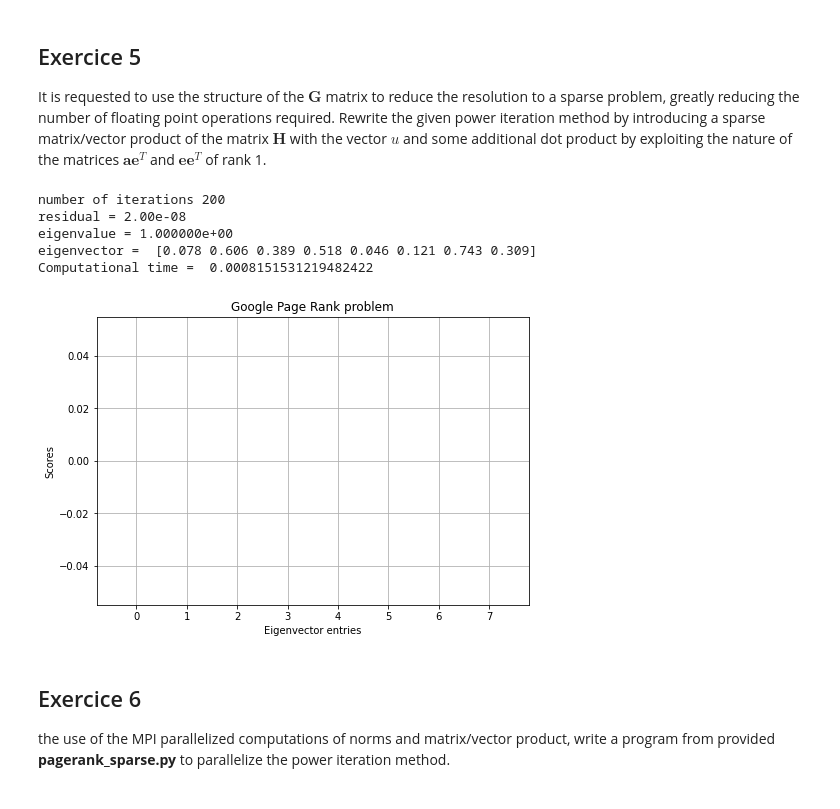
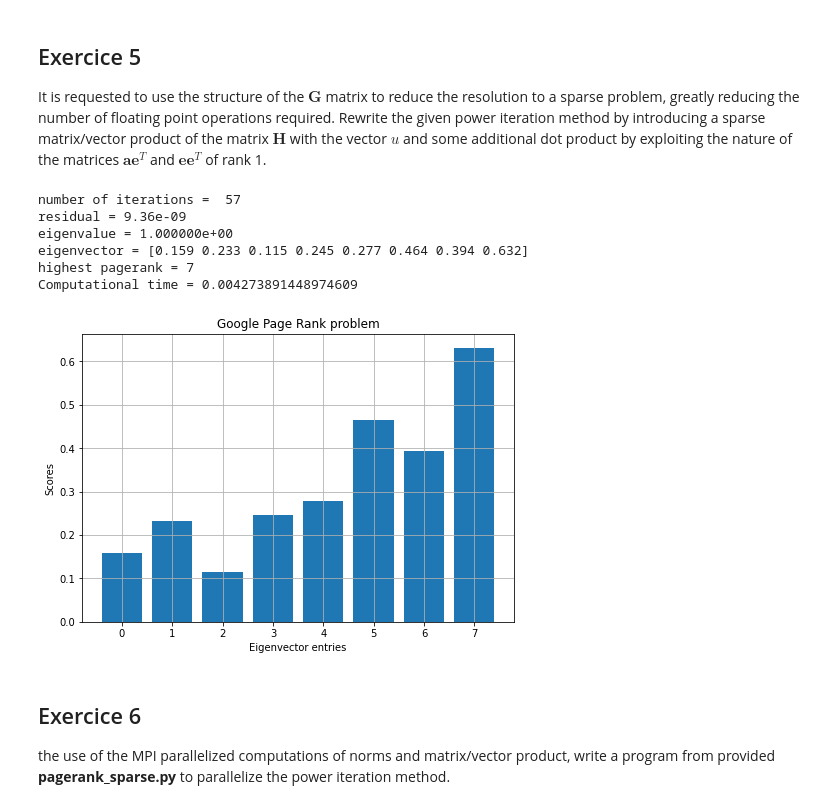
Before and after one commit to vnghia/hpc, a Jupyter notebook: mpi/ranking.ipynb, the cells around one changed output. Saved outputs shown, nothing was run; the diff lists cells and outputs as text; code cells hidden in the pictures.

```diff
--- a/mpi/ranking.ipynb
+++ b/mpi/ranking.ipynb
@@ -185,13 +192,18 @@ def power_iteration(matvec, G, u, v, tol=1e-8, itmax=200):
     it = 0
     diff_norm = 2 * tol
     while it < itmax and diff_norm > tol:
-        ...
+        v = matvec(G, u)
+        l = dot_product(u, v)
+        v = (1 / norm2(v)) * v
+        diff_norm = norm2(u - v)
+        u = v
         it += 1
-    print("\nnumber of iterations %3d" % it)
+    print("number of iterations = %3d" % it)
     print("residual = %7.2e" % diff_norm)
     print("eigenvalue = %11.6e" % l)
-    print("eigenvector = ", u)
-    print("Computational time = ", time.time() - t)
+    print(f"eigenvector = {u}")
+    print(f"highest pagerank = {np.argmax(u)}")
+    print(f"Computational time = {time.time() - t}")
     return l, v
 
 
@@ -216,7 +228,9 @@ n = H.shape[0]
 u = np.random.uniform(0, 1, n)
 v = np.zeros(n)
 
-l, u = power_iteration(matvec, H, u, v)
+l, u = power_iteration(matvec, H.T, u, v)
+np.testing.assert_almost_equal(l, 1)
+np.testing.assert_almost_equal(u, vec)
 
 # Display the result in a bar plot
 plt_sol(H, u)
@@ -269,8 +284,10 @@ def dangling_nodes(H):
 
 # Define the Google matrix in dense format
 def google_matrix_dense(M, alpha=0.85):
-    ...
-    return alpha * M.A  # + ...
+    d = dangling_nodes(M)
+    n = np.shape(M)[0]
+    e = np.ones(n)
+    return alpha * M.A + alpha / n * np.outer(d, e) + (1 - alpha) / n * np.outer(e, e)
 
 
 # Compute it largest eigenvalue and associated eigenvector
@@ -279,7 +296,8 @@ Gdense = google_matrix_dense(H)
 u = np.random.uniform(0, 1, n)
 v = np.zeros(n)
 
-l, u = power_iteration(matvec, Gdense, u, v)
+l, u = power_iteration(matvec, Gdense.T, u, v)
+np.testing.assert_almost_equal(l, 1)
 
 # Display the result in a bar plot
 plt_sol(Gdense, u)
@@ -317,27 +336,34 @@ def init_H(p=1):
 It is requested to use the structure of the $\mathbf{G}$ matrix to reduce the resolution to a sparse problem, greatly reducing the number of floating point operations required. Rewrite the given power iteration method by introducing a sparse matrix/vector product of the matrix $\mathbf{H}$ with the vector $u$ and some additional dot product by exploiting the nature of the matrices $\mathbf{a}\mathbf{e}^{T}$ and $\mathbf{e}\mathbf{e}^{T}$ of rank 1.
 # %%
 # Define a function that perform a matrix vector product using the Google matrix using sparsity
-def matvec_sparse(M, x, alpha=0.85):
-    ...
-    return alpha * M.dot(x)  # + ...
+def matvec_sparse(M, x, d, alpha=0.85):
+    m, n = np.shape(M)
+    e = np.ones(m)
+    return (
+        alpha * M.dot(x)
+        + alpha / n * d.dot(x)
+        + (1 - alpha) / n * e.dot(x)
+    )
 
 
 u = np.random.uniform(0, 1, n)
 v = np.zeros(n)
 
 d = dangling_nodes(H)
 
-l, u = power_iteration(matvec_sparse, H, u, v)
+l, u = power_iteration(functools.partial(matvec_sparse, d=d), H.T, u, v)
+np.testing.assert_almost_equal(l, 1)
 
 # Display the result in a bar plot
 plt_sol(Gdense, u)
 # %% [output]
-number of iterations 200
-residual = 2.00e-08
+number of iterations =  57
+residual = 9.36e-09
 eigenvalue = 1.000000e+00
-eigenvector =  [0.078 0.606 0.389 0.518 0.046 0.121 0.743 0.309]
-Computational time =  0.0008151531219482422
+eigenvector = [0.159 0.233 0.115 0.245 0.277 0.464 0.394 0.632]
+highest pagerank = 7
+Computational time = 0.004273891448974609
-[figure, old version]
+[figure, new version]
 # %% [markdown]
 ## Exercice 6
 
```
Also changed, not shown: parts of 6 cells of this notebook.
